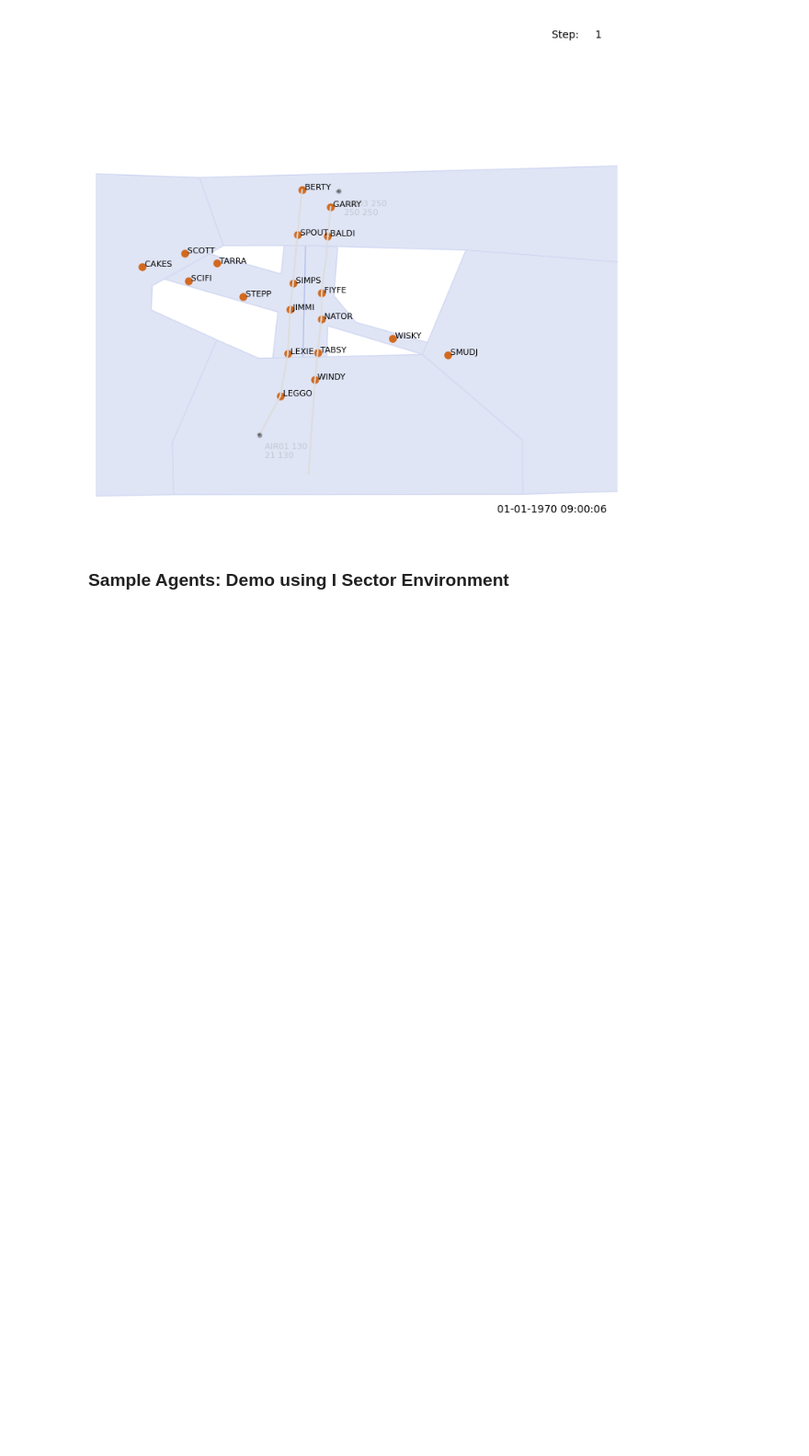
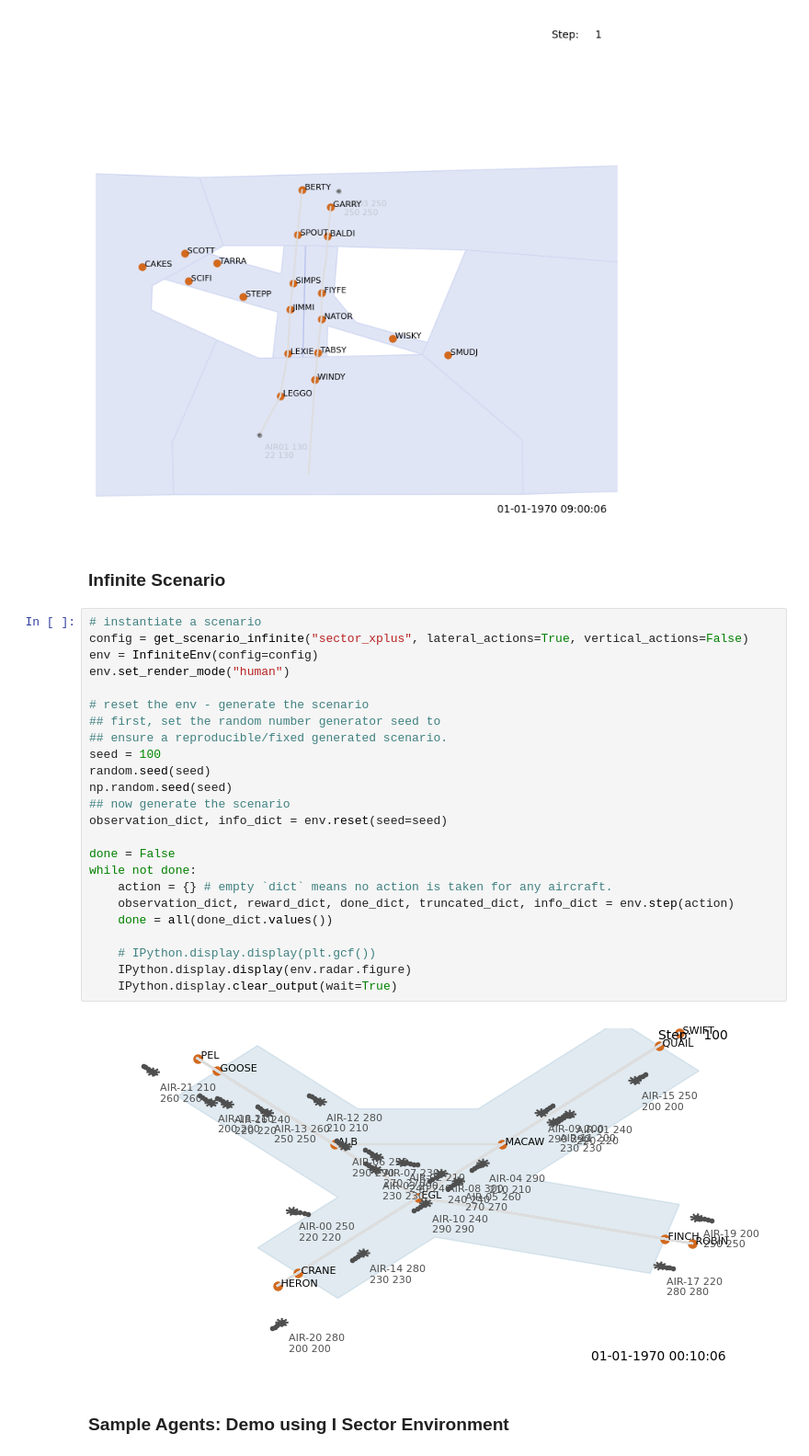
Before and after one commit to nancy-verma780/BluebirdATC, a Jupyter notebook: bluebird-gymnasium/examples/agent_demo.ipynb, the cells around one changed output. Shown at 92% size. Drawn from its saved outputs; the diff is of its cells as text; blank space fills up the shorter version.

Commit message:
add Infinite scenario, and use LinearPredictor in other scenarios

```diff
--- a/bluebird-gymnasium/examples/agent_demo.ipynb
+++ b/bluebird-gymnasium/examples/agent_demo.ipynb
@@ -482,6 +513,34 @@ while not done:
     IPython.display.clear_output(wait=True)
 # %% [output]
 [figure]
+# %% [markdown]
+### Infinite Scenario
+# %%
+# instantiate a scenario
+config = get_scenario_infinite("sector_xplus", lateral_actions=True, vertical_actions=False)
+env = InfiniteEnv(config=config)
+env.set_render_mode("human")
+
+# reset the env - generate the scenario
+## first, set the random number generator seed to
+## ensure a reproducible/fixed generated scenario.
+seed = 100
+random.seed(seed)
+np.random.seed(seed)
+## now generate the scenario
+observation_dict, info_dict = env.reset(seed=seed)
+
+done = False
+while not done:
+    action = {} # empty `dict` means no action is taken for any aircraft.
+    observation_dict, reward_dict, done_dict, truncated_dict, info_dict = env.step(action)
+    done = all(done_dict.values())
+
+    # IPython.display.display(plt.gcf())
+    IPython.display.display(env.radar.figure)
+    IPython.display.clear_output(wait=True)
+# %% [output]
+[figure, added]
 # %% [markdown]
 ### Sample Agents: Demo using I Sector Environment
 # %%
```
Also changed, not shown: parts of 2 cells of this notebook, 7 other files.
